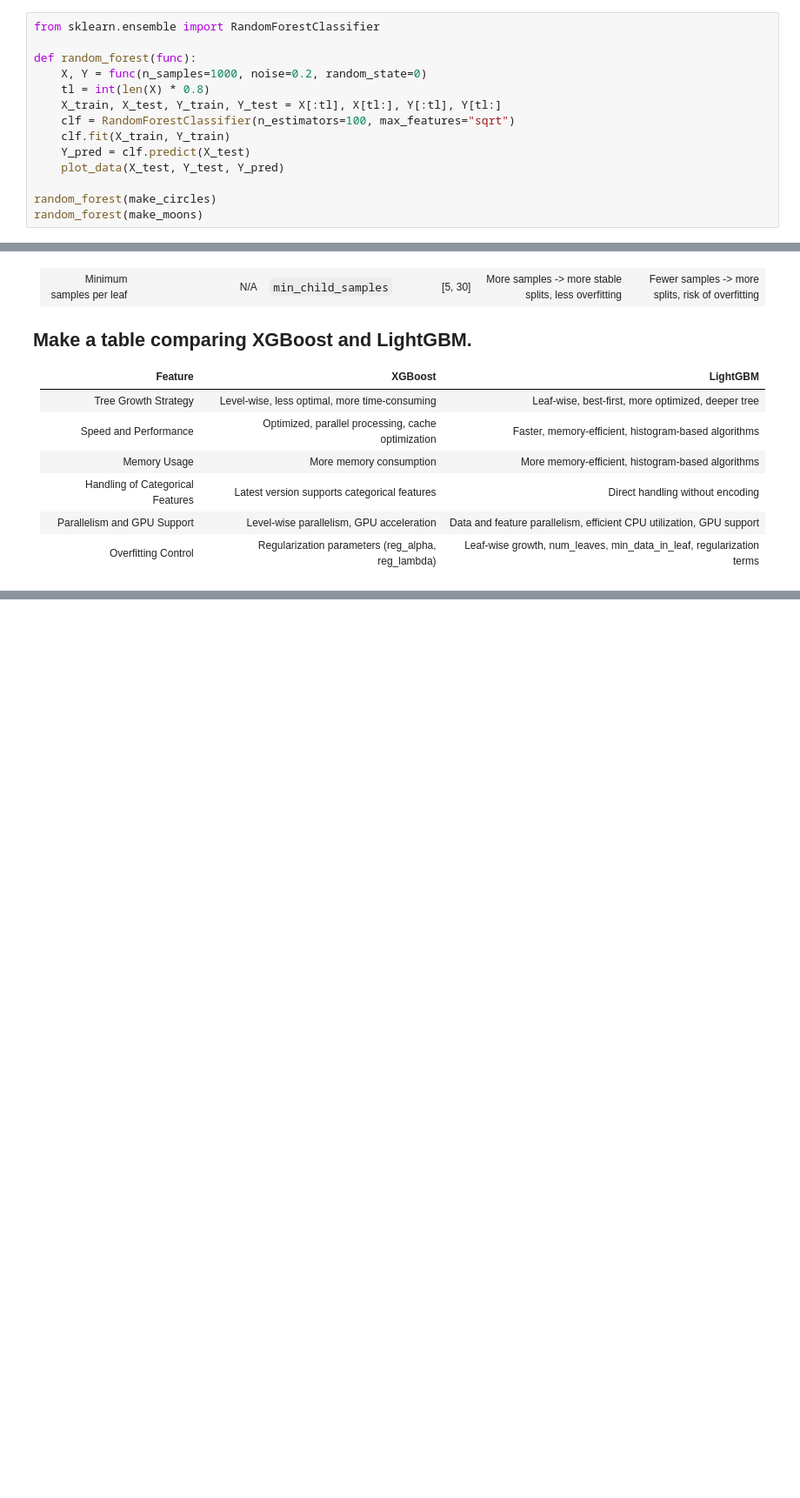
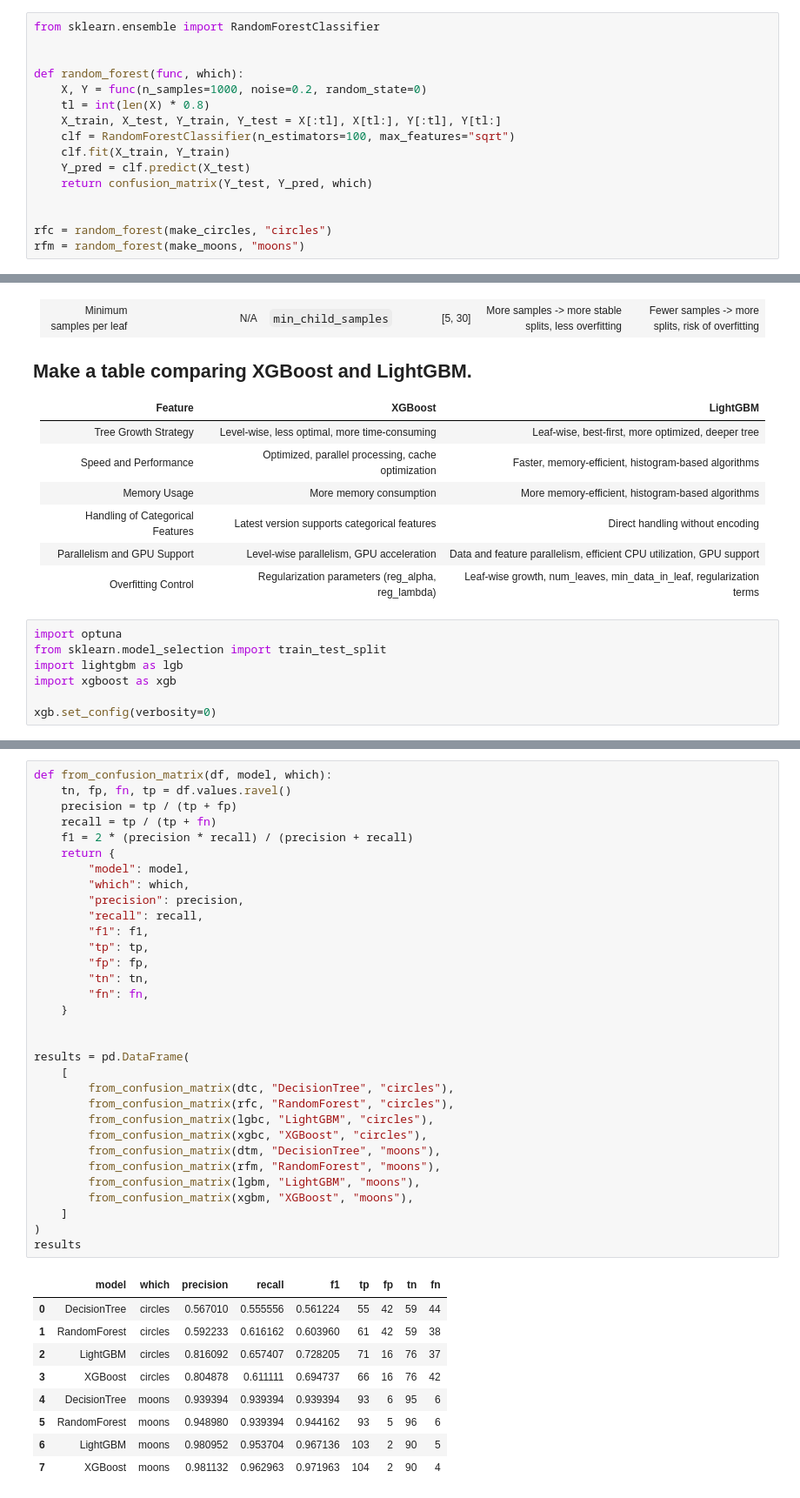
Before and after one commit to sharatsachin/ds, a Jupyter notebook: DS Questions/Decision Trees/trees.ipynb, the cells around one changed output, grey strips where cells are left out. Shown: that part at 87% size. Drawn from its saved outputs; the diff is of its cells as text; blank space fills up the shorter version.

```diff
--- a/DS Questions/Decision Trees/trees.ipynb
+++ b/DS Questions/Decision Trees/trees.ipynb
@@ -117,15 +142,17 @@ To build a random forest model:
 # %%
 from sklearn.ensemble import RandomForestClassifier
 
-def random_forest(func):
+
+def random_forest(func, which):
     X, Y = func(n_samples=1000, noise=0.2, random_state=0)
     tl = int(len(X) * 0.8)
     X_train, X_test, Y_train, Y_test = X[:tl], X[tl:], Y[:tl], Y[tl:]
     clf = RandomForestClassifier(n_estimators=100, max_features="sqrt")
     clf.fit(X_train, Y_train)
     Y_pred = clf.predict(X_test)
-    plot_data(X_test, Y_test, Y_pred)
+    return confusion_matrix(Y_test, Y_pred, which)
 
-random_forest(make_circles)
-random_forest(make_moons)
+
+rfc = random_forest(make_circles, "circles")
+rfm = random_forest(make_moons, "moons")
 # %% [output]
@@ -230,3 +265,10 @@ Disadvantages:
 | Handling of Categorical Features | Latest version supports categorical features | Direct handling without encoding |
 | Parallelism and GPU Support | Level-wise parallelism, GPU acceleration | Data and feature parallelism, efficient CPU utilization, GPU support |
 | Overfitting Control | Regularization parameters (reg_alpha, reg_lambda) | Leaf-wise growth, num_leaves, min_data_in_leaf, regularization terms |
+# %%
+import optuna
+from sklearn.model_selection import train_test_split
+import lightgbm as lgb
+import xgboost as xgb
+
+xgb.set_config(verbosity=0)
@@ -232,0 +450,42 @@ Disadvantages:
+# %%
+def from_confusion_matrix(df, model, which):
+    tn, fp, fn, tp = df.values.ravel()
+    precision = tp / (tp + fp)
+    recall = tp / (tp + fn)
+    f1 = 2 * (precision * recall) / (precision + recall)
+    return {
+        "model": model,
+        "which": which,
+        "precision": precision,
+        "recall": recall,
+        "f1": f1,
+        "tp": tp,
+        "fp": fp,
+        "tn": tn,
+        "fn": fn,
+    }
+
+
+results = pd.DataFrame(
+    [
+        from_confusion_matrix(dtc, "DecisionTree", "circles"),
+        from_confusion_matrix(rfc, "RandomForest", "circles"),
+        from_confusion_matrix(lgbc, "LightGBM", "circles"),
+        from_confusion_matrix(xgbc, "XGBoost", "circles"),
+        from_confusion_matrix(dtm, "DecisionTree", "moons"),
+        from_confusion_matrix(rfm, "RandomForest", "moons"),
+        from_confusion_matrix(lgbm, "LightGBM", "moons"),
+        from_confusion_matrix(xgbm, "XGBoost", "moons"),
+    ]
+)
+results
+# %% [output]
+|  | model | which | precision | recall | f1 | tp | fp | tn | fn |
+| 0 | DecisionTree | circles | 0.567010 | 0.555556 | 0.561224 | 55 | 42 | 59 | 44 |
+| 1 | RandomForest | circles | 0.592233 | 0.616162 | 0.603960 | 61 | 42 | 59 | 38 |
+| 2 | LightGBM | circles | 0.816092 | 0.657407 | 0.728205 | 71 | 16 | 76 | 37 |
+| 3 | XGBoost | circles | 0.804878 | 0.611111 | 0.694737 | 66 | 16 | 76 | 42 |
+| 4 | DecisionTree | moons | 0.939394 | 0.939394 | 0.939394 | 93 | 6 | 95 | 6 |
+| 5 | RandomForest | moons | 0.948980 | 0.939394 | 0.944162 | 93 | 5 | 96 | 6 |
+| 6 | LightGBM | moons | 0.980952 | 0.953704 | 0.967136 | 103 | 2 | 90 | 5 |
+| 7 | XGBoost | moons | 0.981132 | 0.962963 | 0.971963 | 104 | 2 | 90 | 4 |
```
Also changed, not shown: parts of 5 cells of this notebook, 2 other files.
